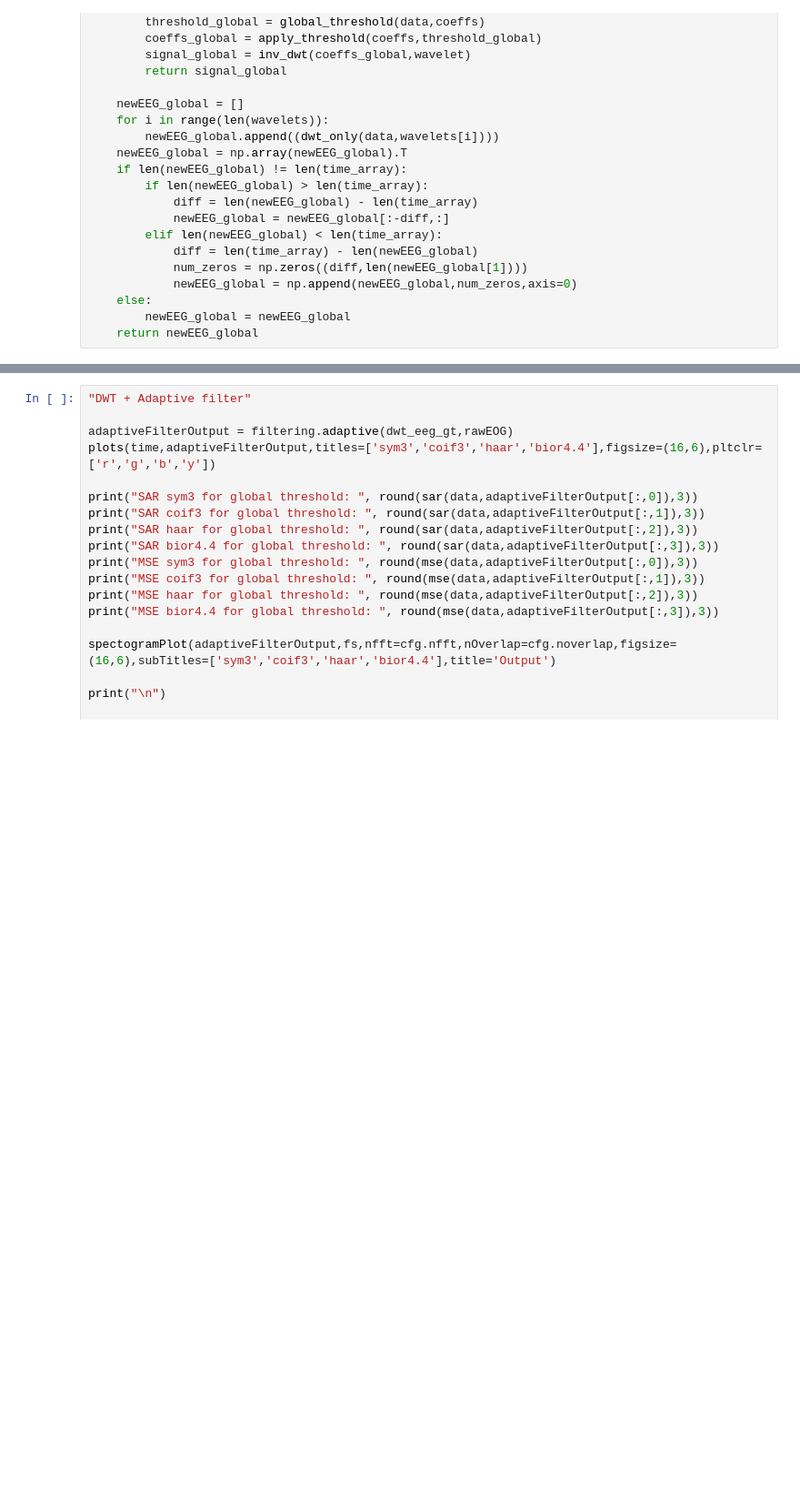
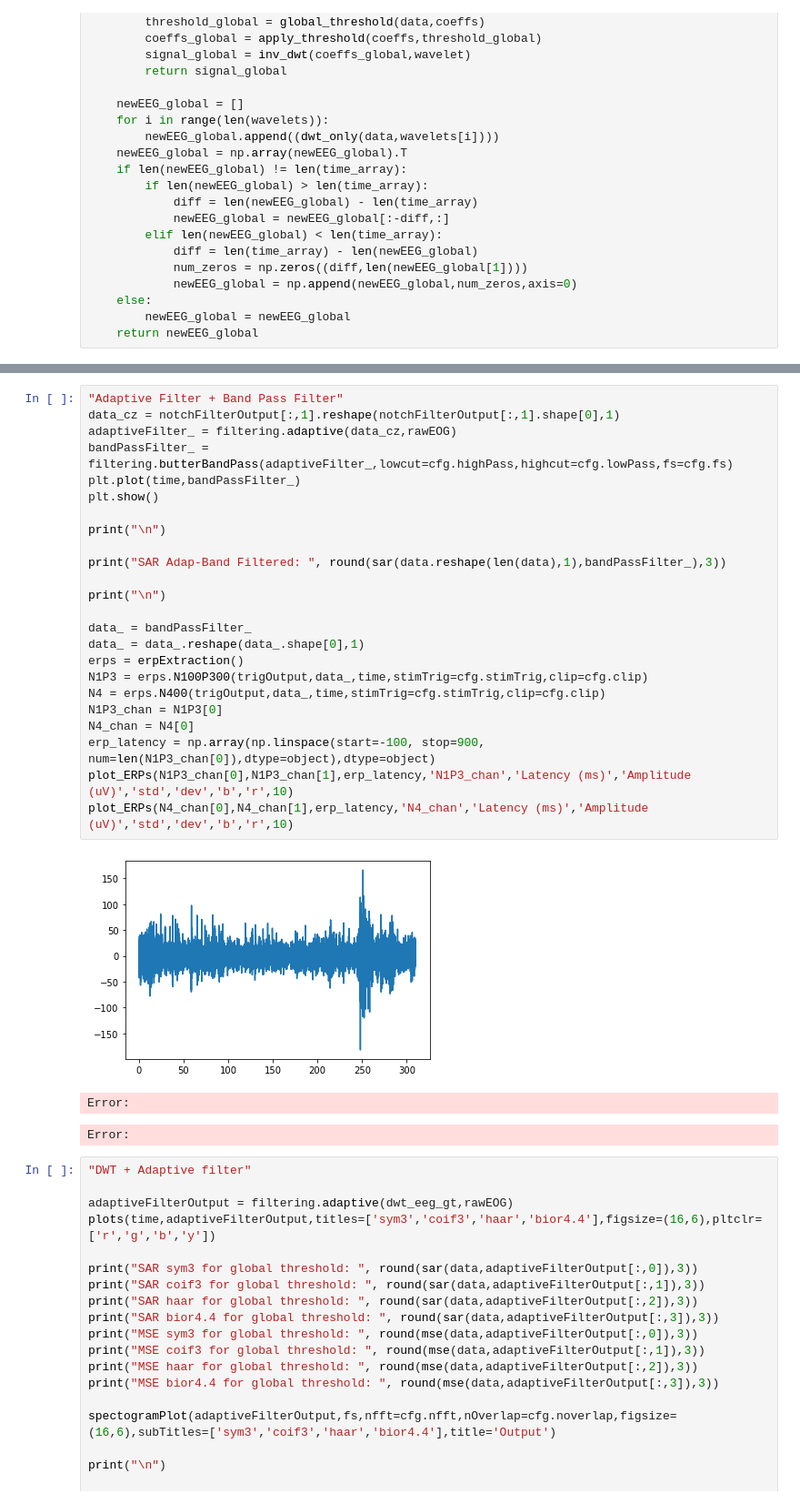
Before and after one commit to iggy96/Dementia-EEG-Analysis, a Jupyter notebook: snr_testing.ipynb, the cells around one changed output, grey strips where cells are left out. Shown at 91% size. Cells and saved outputs as stored; diff of their text form; blank space fills up the shorter version.

```diff
--- a/snr_testing.ipynb
+++ b/snr_testing.ipynb
@@ -165,3 +208,31 @@ plot_ERPs(N4_chan[0],N4_chan[1],erp_latency,'N4_chan','Latency (ms)','Amplitude
+# %%
+"Adaptive Filter + Band Pass Filter"
+data_cz = notchFilterOutput[:,1].reshape(notchFilterOutput[:,1].shape[0],1)
+adaptiveFilter_ = filtering.adaptive(data_cz,rawEOG)
+bandPassFilter_ = filtering.butterBandPass(adaptiveFilter_,lowcut=cfg.highPass,highcut=cfg.lowPass,fs=cfg.fs)
+plt.plot(time,bandPassFilter_)
+plt.show()
+
+print("\n")
+
+print("SAR Adap-Band Filtered: ", round(sar(data.reshape(len(data),1),bandPassFilter_),3))
+
+print("\n")
+
+data_ = bandPassFilter_
+data_ = data_.reshape(data_.shape[0],1)
+erps = erpExtraction()
+N1P3 = erps.N100P300(trigOutput,data_,time,stimTrig=cfg.stimTrig,clip=cfg.clip)
+N4 = erps.N400(trigOutput,data_,time,stimTrig=cfg.stimTrig,clip=cfg.clip)
+N1P3_chan = N1P3[0]
+N4_chan = N4[0]
+erp_latency = np.array(np.linspace(start=-100, stop=900, num=len(N1P3_chan[0]),dtype=object),dtype=object)
+plot_ERPs(N1P3_chan[0],N1P3_chan[1],erp_latency,'N1P3_chan','Latency (ms)','Amplitude (uV)','std','dev','b','r',10)
+plot_ERPs(N4_chan[0],N4_chan[1],erp_latency,'N4_chan','Latency (ms)','Amplitude (uV)','std','dev','b','r',10)
+# %% [output]
+[figure, added]
+Error:
+Error:
 # %%
 "DWT + Adaptive filter"
 
```
Also changed, not shown: parts of 4 cells of this notebook.
